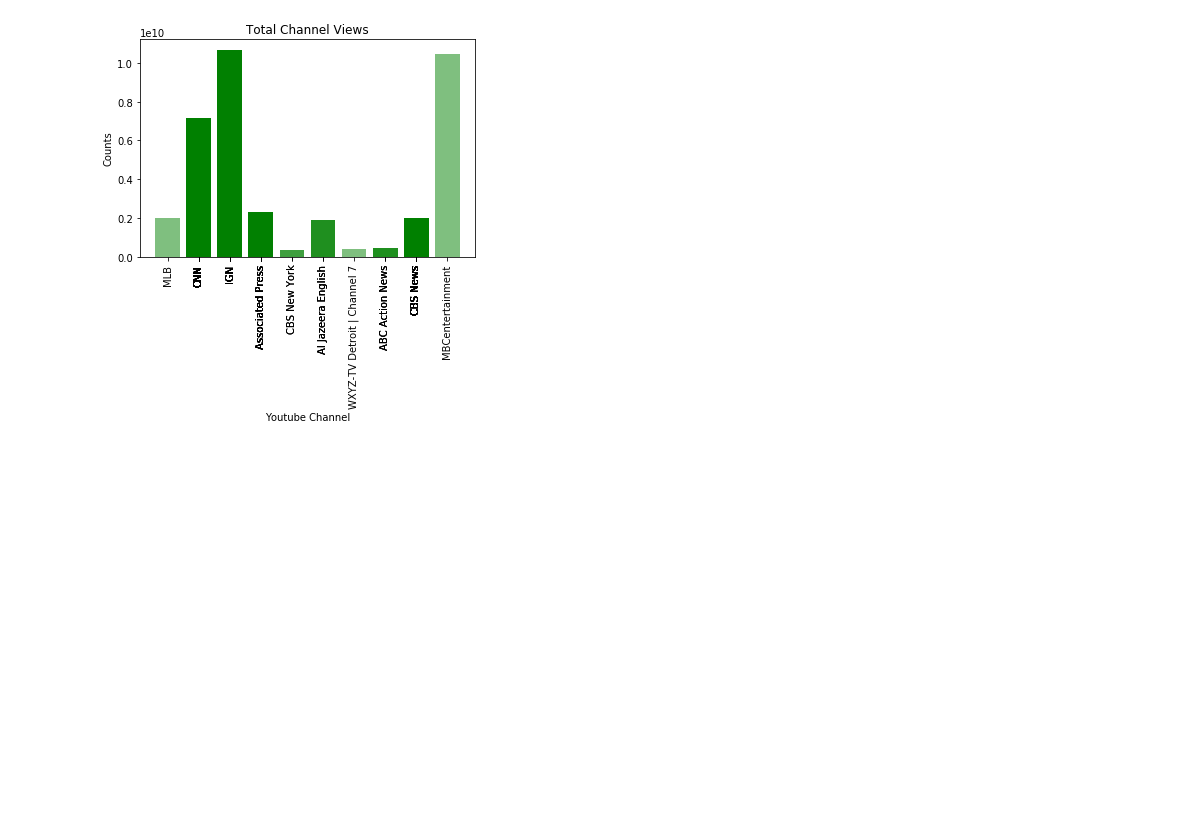
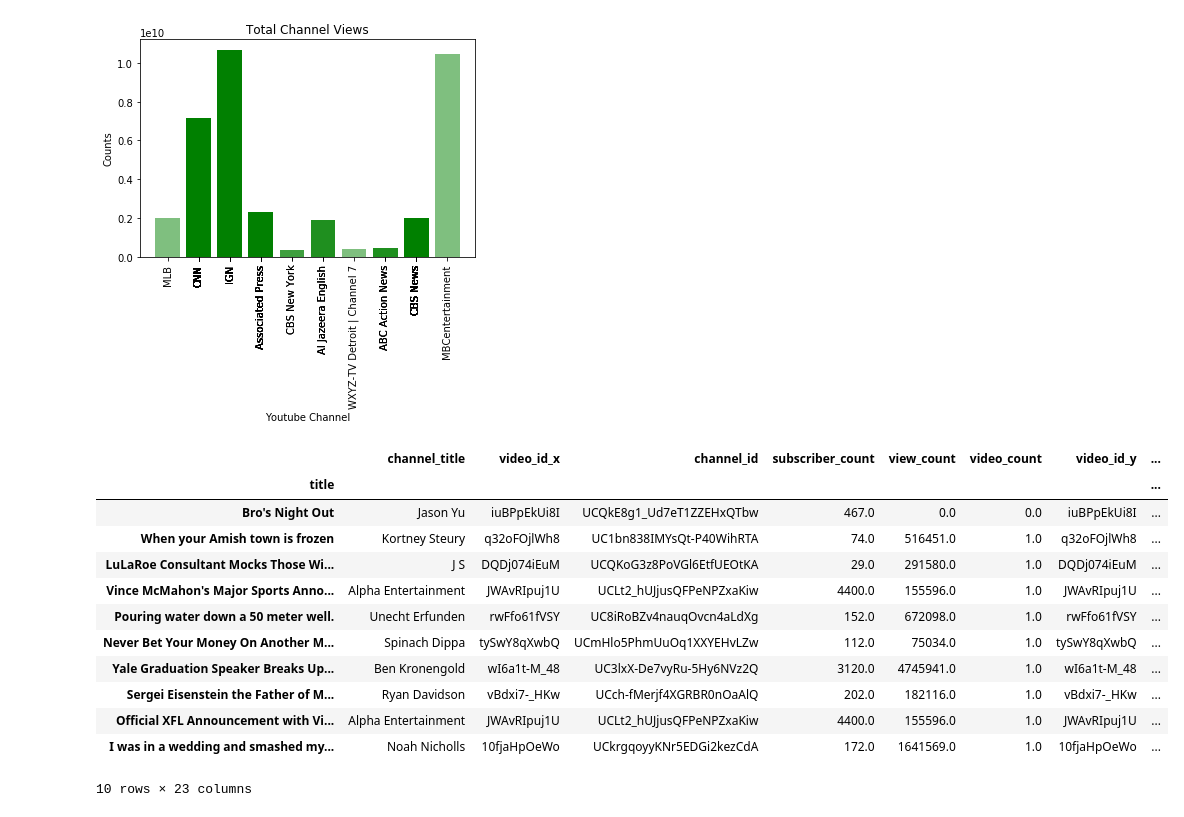
Before and after one commit to hannah8075/youtube-analysis, a Jupyter notebook: vidcount_vs_viewcount.ipynb, the cells around one changed output. Saved outputs shown, nothing was run; the diff lists cells and outputs as text; code cells hidden in the pictures; blank space fills up the shorter version.

```diff
--- a/vidcount_vs_viewcount.ipynb
+++ b/vidcount_vs_viewcount.ipynb
@@ -118,3 +123,22 @@ plt.show()
 # %% [output]
 [figure]
 [figure]
+# %%
+
+#sorting channels by video count in ascending order.
+uploads2 = clean_df.sort_values('video_count', ascending=True)
+uploads2.head(10)
+# %% [output]
+|  | channel_title | video_id_x | channel_id | subscriber_count | view_count | video_count | video_id_y | ... |
+| title |  |  |  |  |  |  |  | ... |
+| Bro's Night Out | Jason Yu | iuBPpEkUi8I | UCQkE8g1_Ud7eT1ZZEHxQTbw | 467.0 | 0.0 | 0.0 | iuBPpEkUi8I | ... |
+| When your Amish town is frozen | Kortney Steury | q32oFOjlWh8 | UC1bn838IMYsQt-P40WihRTA | 74.0 | 516451.0 | 1.0 | q32oFOjlWh8 | ... |
+| LuLaRoe Consultant Mocks Those Wi... | J S | DQDj074iEuM | UCQKoG3z8PoVGl6EtfUEOtKA | 29.0 | 291580.0 | 1.0 | DQDj074iEuM | ... |
+| Vince McMahon's Major Sports Anno... | Alpha Entertainment | JWAvRIpuj1U | UCLt2_hUJjusQFPeNPZxaKiw | 4400.0 | 155596.0 | 1.0 | JWAvRIpuj1U | ... |
+| Pouring water down a 50 meter well. | Unecht Erfunden | rwFfo61fVSY | UC8iRoBZv4nauqOvcn4aLdXg | 152.0 | 672098.0 | 1.0 | rwFfo61fVSY | ... |
+| Never Bet Your Money On Another M... | Spinach Dippa | tySwY8qXwbQ | UCmHlo5PhmUuOq1XXYEHvLZw | 112.0 | 75034.0 | 1.0 | tySwY8qXwbQ | ... |
+| Yale Graduation Speaker Breaks Up... | Ben Kronengold | wI6a1t-M_48 | UC3lxX-De7vyRu-5Hy6NVz2Q | 3120.0 | 4745941.0 | 1.0 | wI6a1t-M_48 | ... |
+| Sergei Eisenstein the Father of M... | Ryan Davidson | vBdxi7-_HKw | UCch-fMerjf4XGRBR0nOaAlQ | 202.0 | 182116.0 | 1.0 | vBdxi7-_HKw | ... |
+| Official XFL Announcement with Vi... | Alpha Entertainment | JWAvRIpuj1U | UCLt2_hUJjusQFPeNPZxaKiw | 4400.0 | 155596.0 | 1.0 | JWAvRIpuj1U | ... |
+| I was in a wedding and smashed my... | Noah Nicholls | 10fjaHpOeWo | UCkrgqoyyKNr5EDGi2kezCdA | 172.0 | 1641569.0 | 1.0 | 10fjaHpOeWo | ... |
+10 rows × 23 columns
```
Also changed, not shown: parts of 7 cells of this notebook.
